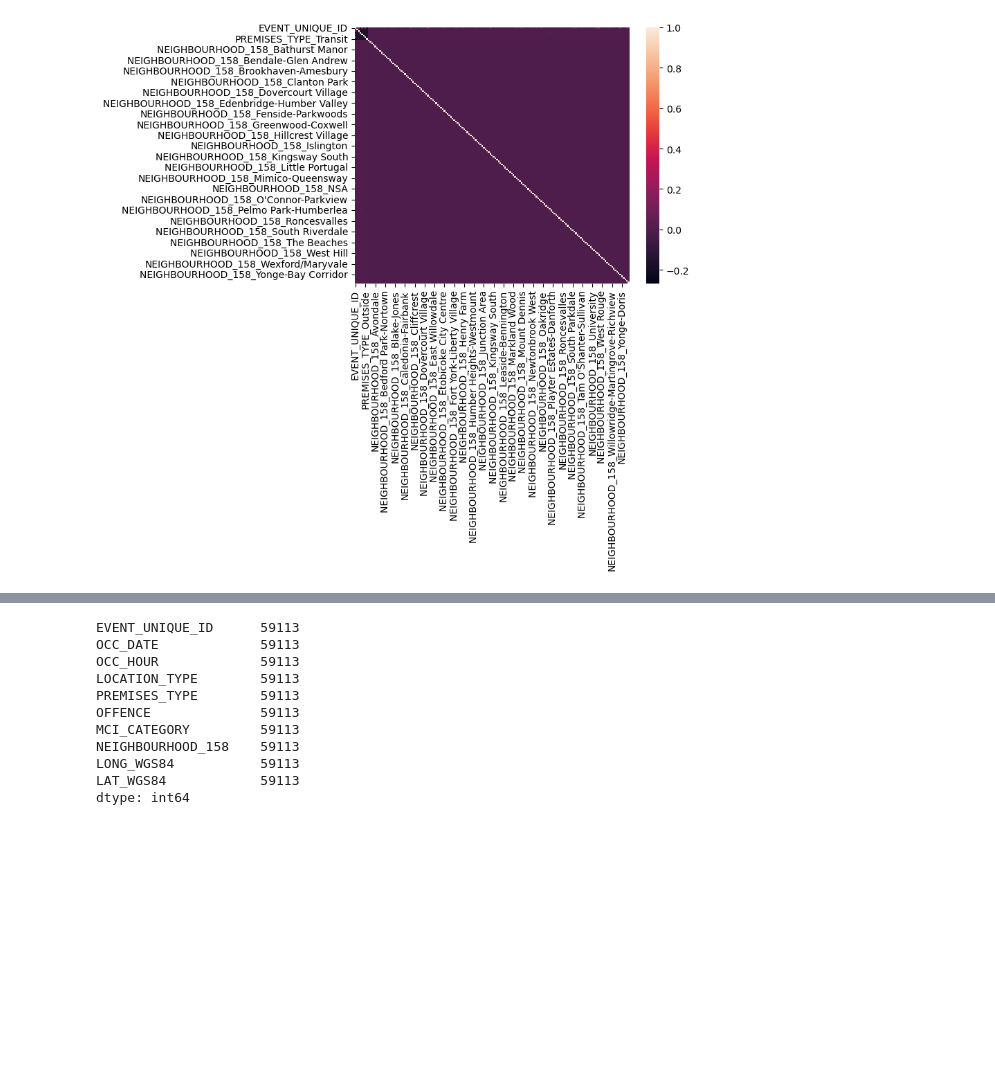
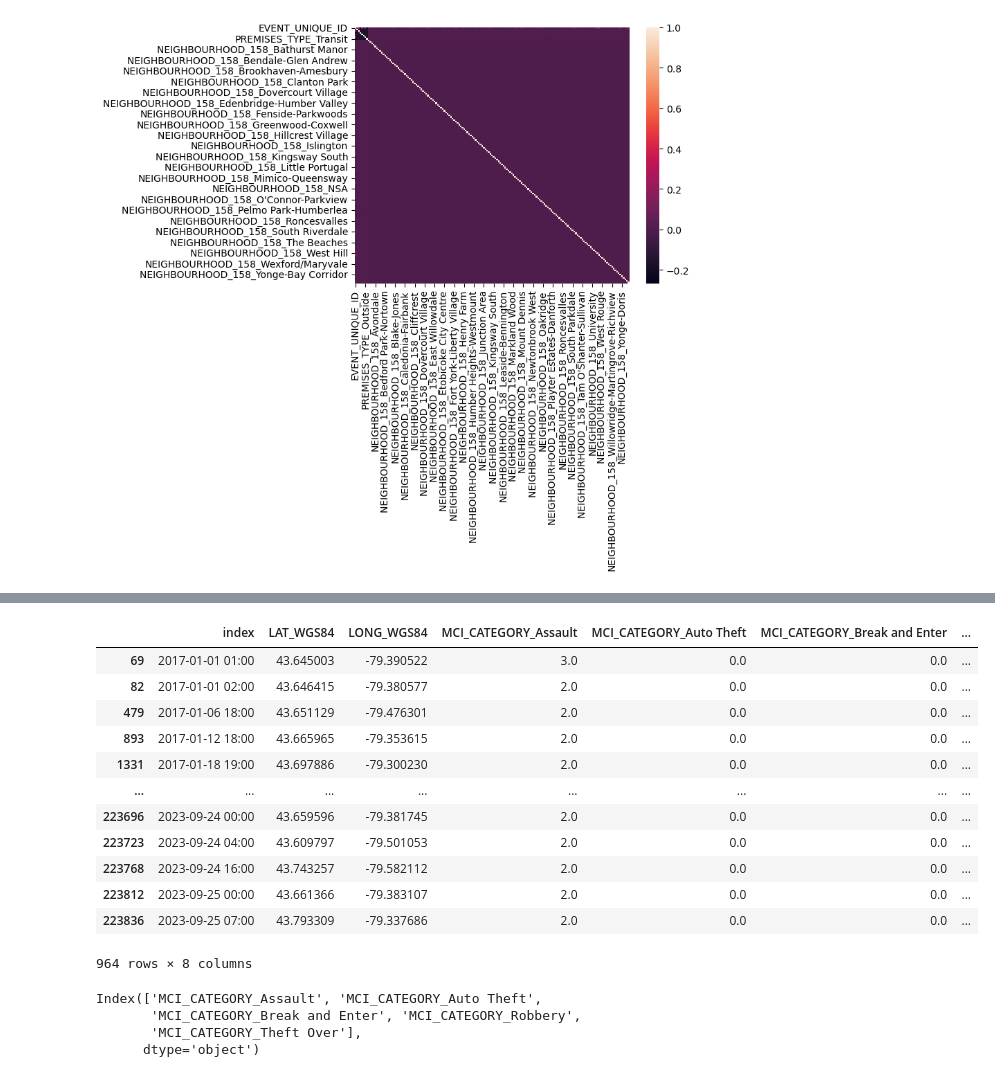
Before and after one commit to mart1428/SafeguardNavigator, a Jupyter notebook: EDA.ipynb, the cells around one changed output, grey strips where cells are left out. Saved outputs shown, nothing was run; the diff lists cells and outputs as text; code cells hidden in the pictures; blank space fills up the shorter version.

```diff
--- a/EDA.ipynb
+++ b/EDA.ipynb
@@ -154,14 +187,25 @@ temp
-# %%
-temp.isna().sum()
-# %% [output]
-EVENT_UNIQUE_ID      59113
-OCC_DATE             59113
-OCC_HOUR             59113
-LOCATION_TYPE        59113
-PREMISES_TYPE        59113
-OFFENCE              59113
-MCI_CATEGORY         59113
-NEIGHBOURHOOD_158    59113
-LONG_WGS84           59113
-LAT_WGS84            59113
-dtype: int64
+# %%
+d = processed_data.reset_index(inplace= False)
+d = d.groupby(['index', 'LAT_WGS84', 'LONG_WGS84'], as_index = False).sum()
+d[d.MCI_CATEGORY_Assault > 1]
+# %% [output]
+|  | index | LAT_WGS84 | LONG_WGS84 | MCI_CATEGORY_Assault | MCI_CATEGORY_Auto Theft | MCI_CATEGORY_Break and Enter | ... |
+| 69 | 2017-01-01 01:00 | 43.645003 | -79.390522 | 3.0 | 0.0 | 0.0 | ... |
+| 82 | 2017-01-01 02:00 | 43.646415 | -79.380577 | 2.0 | 0.0 | 0.0 | ... |
+| 479 | 2017-01-06 18:00 | 43.651129 | -79.476301 | 2.0 | 0.0 | 0.0 | ... |
+| 893 | 2017-01-12 18:00 | 43.665965 | -79.353615 | 2.0 | 0.0 | 0.0 | ... |
+| 1331 | 2017-01-18 19:00 | 43.697886 | -79.300230 | 2.0 | 0.0 | 0.0 | ... |
+| ... | ... | ... | ... | ... | ... | ... | ... |
+| 223696 | 2023-09-24 00:00 | 43.659596 | -79.381745 | 2.0 | 0.0 | 0.0 | ... |
+| 223723 | 2023-09-24 04:00 | 43.609797 | -79.501053 | 2.0 | 0.0 | 0.0 | ... |
+| 223768 | 2023-09-24 16:00 | 43.743257 | -79.582112 | 2.0 | 0.0 | 0.0 | ... |
+| 223812 | 2023-09-25 00:00 | 43.661366 | -79.383107 | 2.0 | 0.0 | 0.0 | ... |
+| 223836 | 2023-09-25 07:00 | 43.793309 | -79.337686 | 2.0 | 0.0 | 0.0 | ... |
+964 rows × 8 columns
+# %%
+d.columns
+# %% [output]
+Index(['MCI_CATEGORY_Assault', 'MCI_CATEGORY_Auto Theft',
+       'MCI_CATEGORY_Break and Enter', 'MCI_CATEGORY_Robbery',
+       'MCI_CATEGORY_Theft Over'],
+      dtype='object')
```
Also changed, not shown: parts of 7 cells of this notebook.
